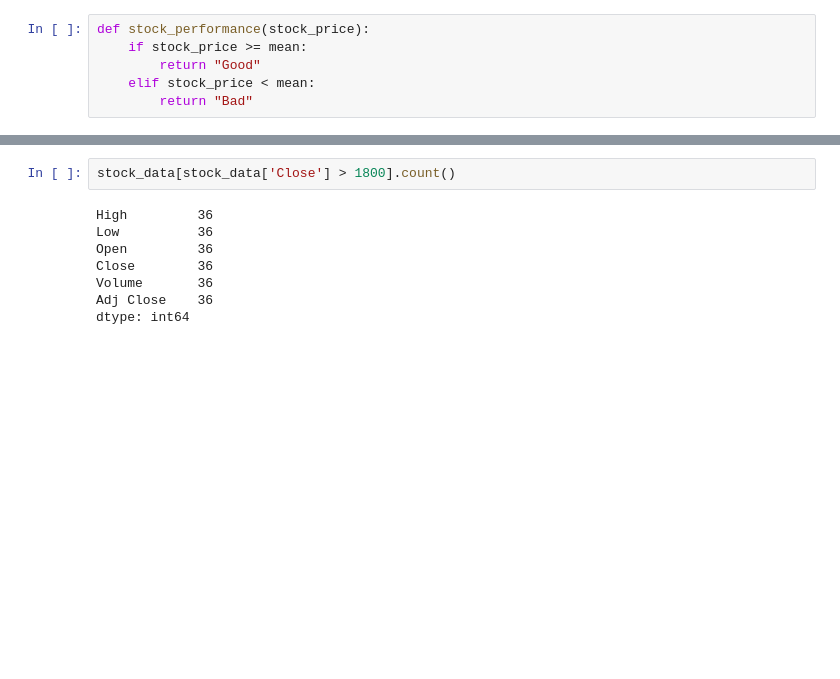
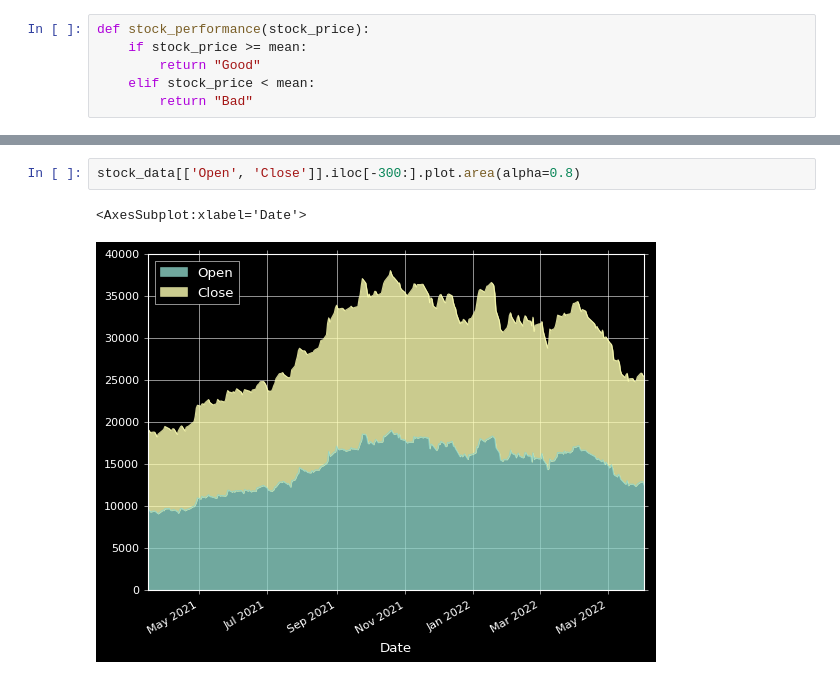
Before and after one commit to madhubabukencha/pandas, a Jupyter notebook: top10_data_visualization/data_visualization.ipynb, the cells around one changed output, grey strips where cells are left out. Saved outputs shown, nothing was run; the diff lists cells and outputs as text; blank space fills up the shorter version.

```diff
--- a/top10_data_visualization/data_visualization.ipynb
+++ b/top10_data_visualization/data_visualization.ipynb
@@ -81,10 +116,5 @@ stock_data
-# %%
-stock_data[stock_data['Close'] > 1800].count()
-# %% [output]
-High         36
-Low          36
-Open         36
-Close        36
-Volume       36
-Adj Close    36
-dtype: int64
+# %%
+stock_data[['Open', 'Close']].iloc[-300:].plot.area(alpha=0.8)
+# %% [output]
+<AxesSubplot:xlabel='Date'>
+[figure, added]
```
Also changed, not shown: parts of 23 cells of this notebook.
